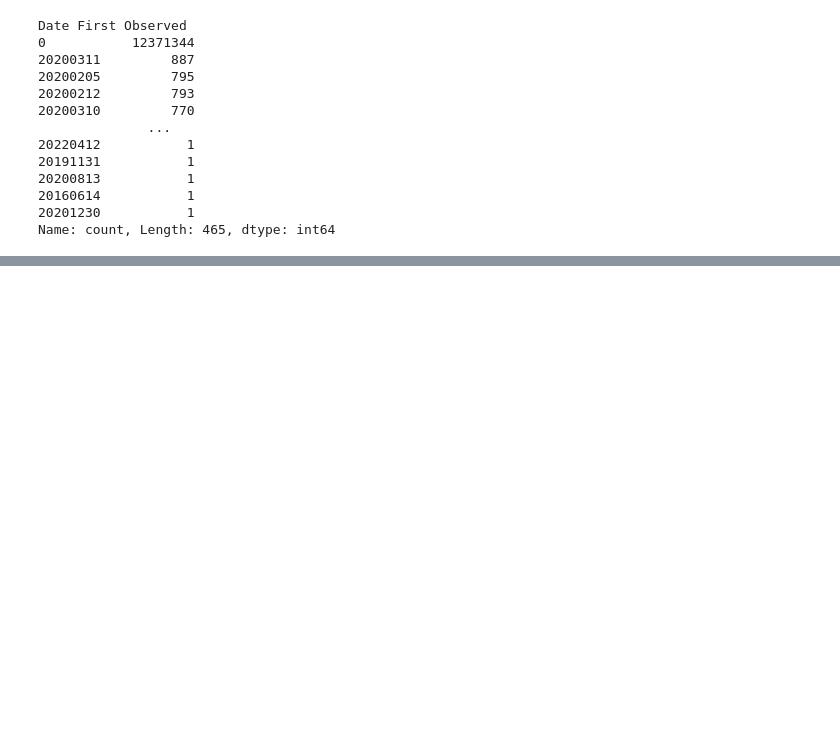
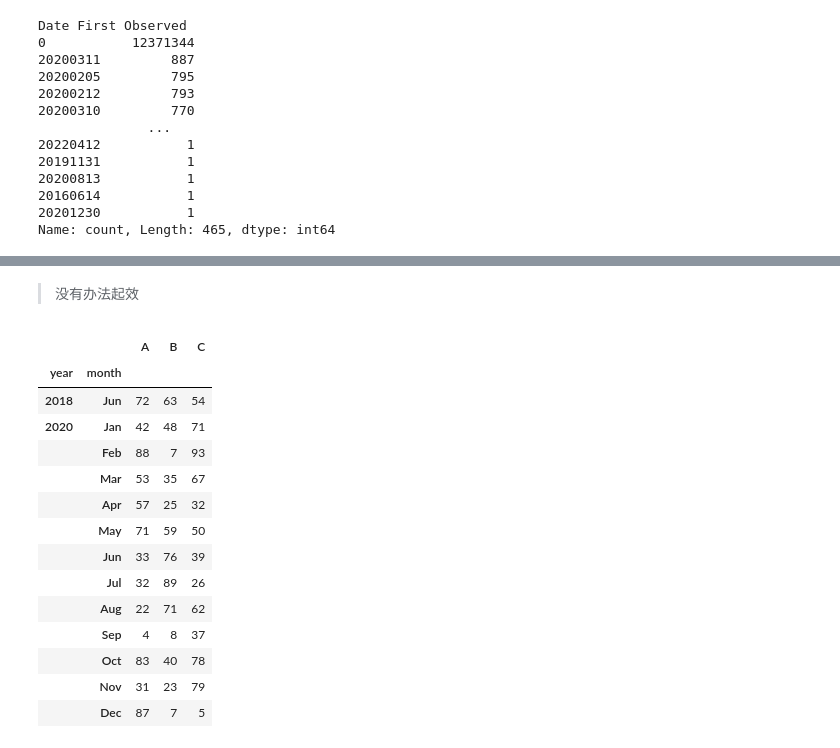
Before and after one commit to JPL-JUNO/Data-Analysis-and-Science, a Jupyter notebook: PW/NOTEBOOKS/Indexes/exercise_21_parking_tickets.ipynb, the cells around one changed output, grey strips where cells are left out. Saved outputs shown, nothing was run; the diff lists cells and outputs as text; code cells hidden in the pictures; blank space fills up the shorter version.

```diff
--- a/PW/NOTEBOOKS/Indexes/exercise_21_parking_tickets.ipynb
+++ b/PW/NOTEBOOKS/Indexes/exercise_21_parking_tickets.ipynb
@@ -133,0 +370,20 @@ Name: count, Length: 465, dtype: int64
+# %% [markdown]
+> 没有办法起效
+# %%
+pd.concat([df.loc[[(2018, 'Jun')],:], df.loc[(2020, slice(None)), :]])
+# %% [output]
+|  |  | A | B | C |
+| year | month |  |  |  |
+| 2018 | Jun | 72 | 63 | 54 |
+| 2020 | Jan | 42 | 48 | 71 |
+|  | Feb | 88 | 7 | 93 |
+|  | Mar | 53 | 35 | 67 |
+|  | Apr | 57 | 25 | 32 |
+|  | May | 71 | 59 | 50 |
+|  | Jun | 33 | 76 | 39 |
+|  | Jul | 32 | 89 | 26 |
+|  | Aug | 22 | 71 | 62 |
+|  | Sep | 4 | 8 | 37 |
+|  | Oct | 83 | 40 | 78 |
+|  | Nov | 31 | 23 | 79 |
+|  | Dec | 87 | 7 | 5 |
```
Also changed, not shown: parts of 23 cells of this notebook, 2 other files.
